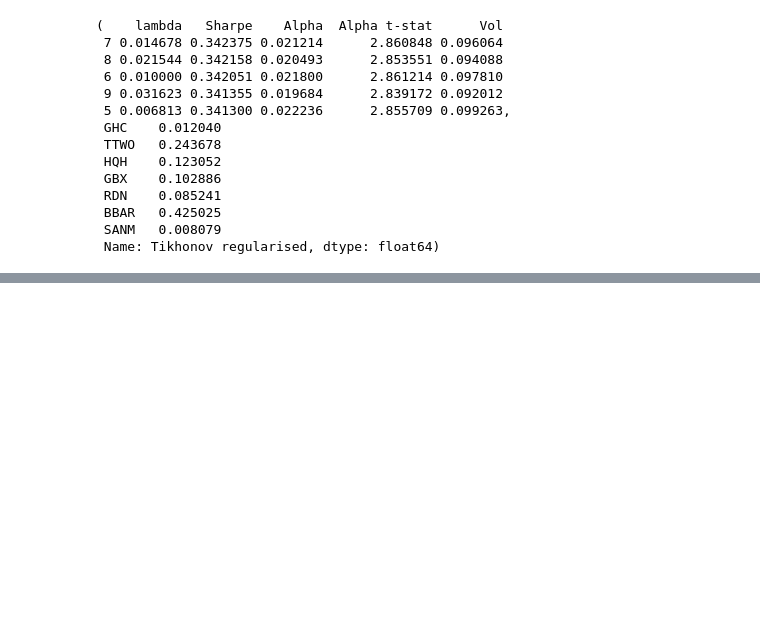
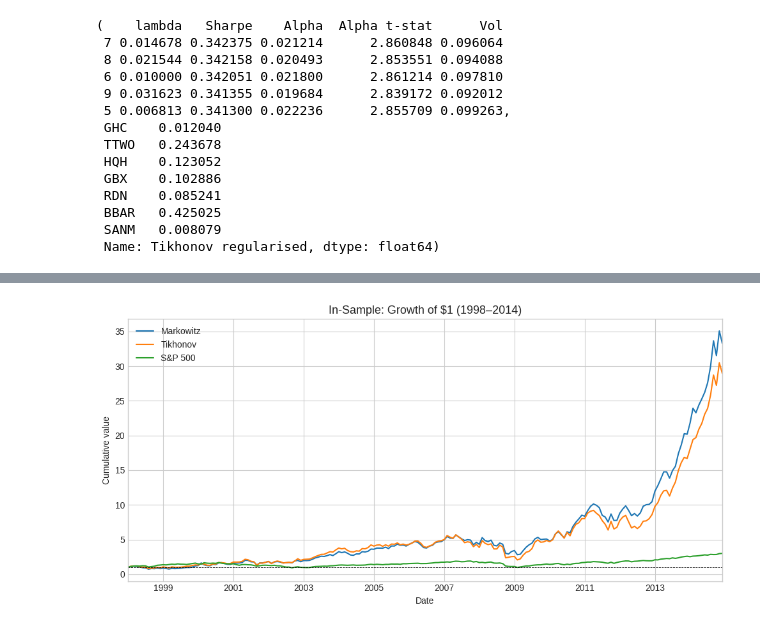
Before and after one commit to dwel760/A12Repository, a Jupyter notebook: A12/A12Notebook.ipynb, the cells around one changed output, grey strips where cells are left out. Drawn from its saved outputs; the diff is of its cells as text; code cells hidden in the pictures; blank space fills up the shorter version.

```diff
--- a/A12/A12Notebook.ipynb
+++ b/A12/A12Notebook.ipynb
@@ -955,0 +635,10 @@ technical_selection
+# %%
+# ── In-sample portfolio returns ─────────────────────────────────────────────
+portfolio_mkv_train  = train[my_stock_selection] @ w_mkv_train
+portfolio_tikh_train = train[my_stock_selection] @ w_tikh_train
+spy_train = train['SPY']
+
+print('In-sample period:', train.index.min().date(), 'to', train.index.max().date())
+print(f'Markowitz mean monthly return : {portfolio_mkv_train.mean():.6f}')
+print(f'Tikhonov  mean monthly return : {portfolio_tikh_train.mean():.6f}')
+print(f'S&P 500   mean monthly return : {spy_train.mean():.6f}')
@@ -955,0 +795,16 @@ technical_selection
+# %%
+wealth_train = pd.DataFrame({
+    'Markowitz':  (1 + portfolio_mkv_train).cumprod(),
+    'Tikhonov':   (1 + portfolio_tikh_train).cumprod(),
+    'S&P 500':    (1 + spy_train).cumprod(),
+}, index=train.index)
+
+ax = wealth_train.plot(figsize=(10, 5))
+ax.set_title('In-Sample: Growth of $1 (1998–2014)', fontsize=13)
+ax.set_xlabel('Date')
+ax.set_ylabel('Cumulative value')
+ax.axhline(1.0, color='black', linewidth=0.6, linestyle='--')
+plt.tight_layout()
+plt.show()
+# %% [output]
+[figure, added]
```
Also changed, not shown: parts of 36 cells of this notebook.
